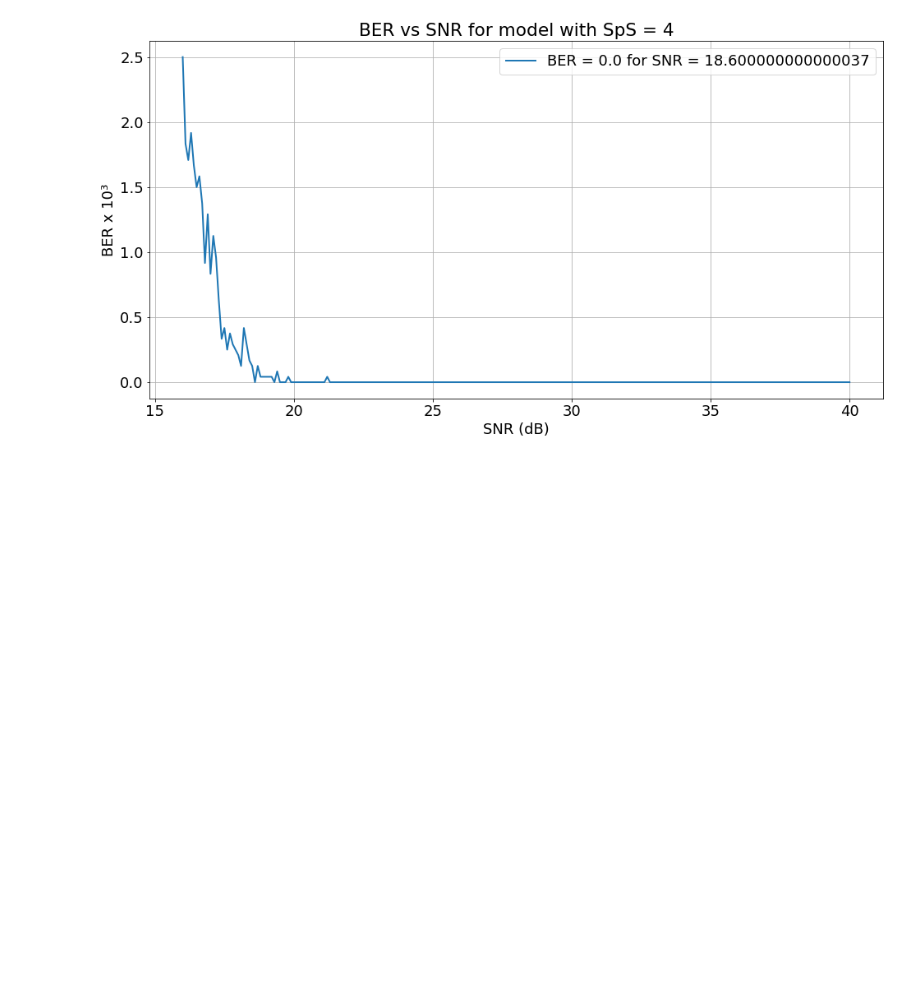
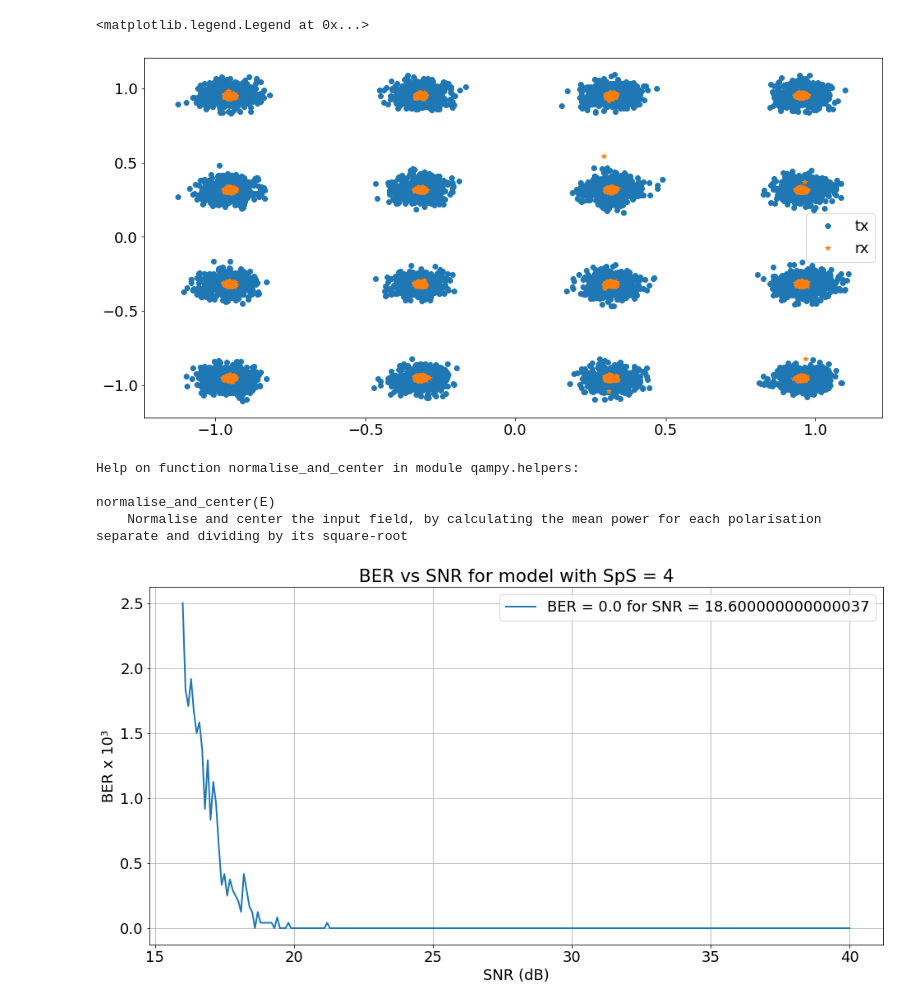
Before and after one commit to Matos-V/TCC_phase_detection_with_ML, a Jupyter notebook: ANN_tests.ipynb, the cells around one changed output. Drawn from its saved outputs; the diff is of its cells as text; code cells hidden in the pictures; blank space fills up the shorter version.

```diff
--- a/ANN_tests.ipynb
+++ b/ANN_tests.ipynb
@@ -70,3 +77,17 @@ for i , SNR in enumerate(SNRs):
+# %%
+plt.plot(qam_signal.real[0,:30000:SpS],qam_signal.imag[0,:30000:SpS],'o')
+plt.plot(qam_signal_rx.real[0,:30000:SpS],qam_signal_rx.imag[0,:30000:SpS],'*')
+plt.legend(['tx','rx'])
+# %% [output]
+<matplotlib.legend.Legend at 0x...>
+[figure, added]
+# %%
+help(normcenter)
+# %% [output]
+Help on function normalise_and_center in module qampy.helpers:
+
+normalise_and_center(E)
+    Normalise and center the input field, by calculating the mean power for each polarisation separate and dividing by its square-root
 # %%
 min_ber = np.argmin(BERsKK)
 plt.plot(SNRs,BERsKK*1e3)
```
Also changed, not shown: parts of 4 cells of this notebook, 5 other files.
